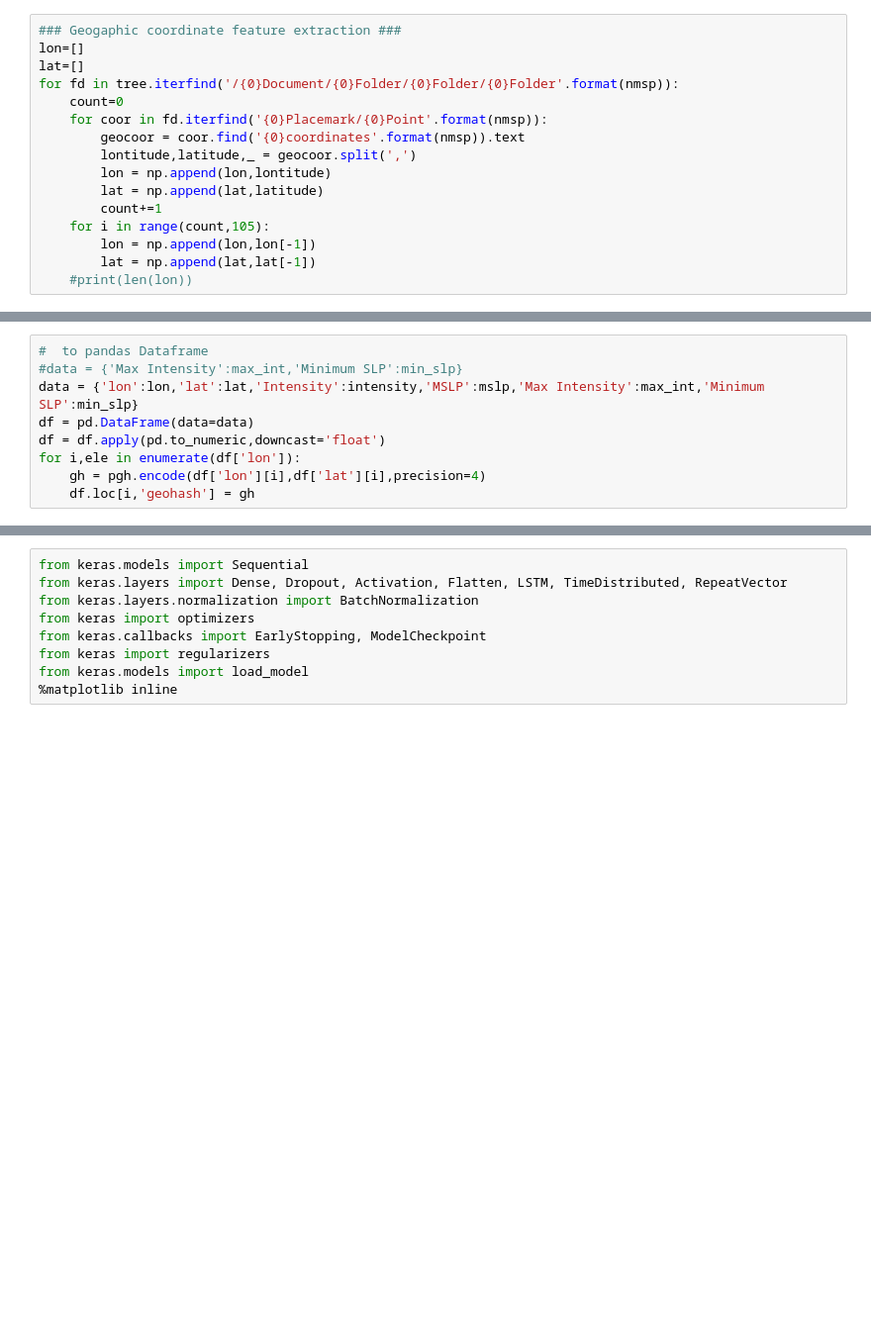
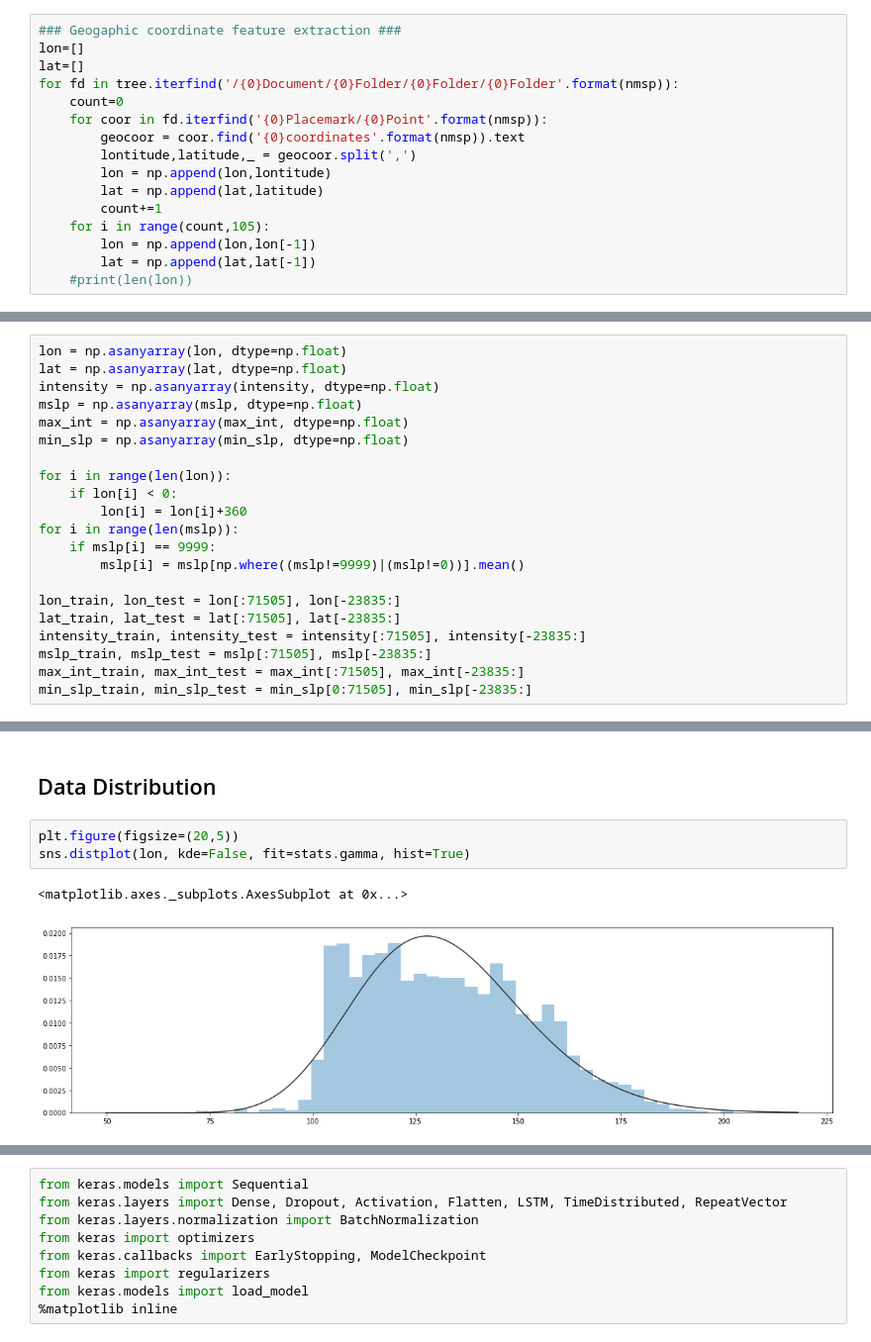
Before and after one commit to timsu27/Statefel_LSTM_TyphoonPrediction, a Jupyter notebook: Typhoon path prediction.ipynb, the cells around one changed output, grey strips where cells are left out. Shown: that part at 99% size. Cells and saved outputs as stored; diff of their text form; blank space fills up the shorter version.

```diff
--- a/Typhoon path prediction.ipynb
+++ b/Typhoon path prediction.ipynb
@@ -119,9 +98,0 @@ len(lon),len(intensity),len(mslp)
-# %%
-#  to pandas Dataframe
-#data = {'Max Intensity':max_int,'Minimum SLP':min_slp}
-data = {'lon':lon,'lat':lat,'Intensity':intensity,'MSLP':mslp,'Max Intensity':max_int,'Minimum SLP':min_slp}
-df = pd.DataFrame(data=data)
-df = df.apply(pd.to_numeric,downcast='float')
-for i,ele in enumerate(df['lon']):
-    gh = pgh.encode(df['lon'][i],df['lat'][i],precision=4)
-    df.loc[i,'geohash'] = gh
@@ -134,0 +99,21 @@ sns.heatmap(data)
+# %%
+lon = np.asanyarray(lon, dtype=np.float)
+lat = np.asanyarray(lat, dtype=np.float)
+intensity = np.asanyarray(intensity, dtype=np.float)
+mslp = np.asanyarray(mslp, dtype=np.float)
+max_int = np.asanyarray(max_int, dtype=np.float)
+min_slp = np.asanyarray(min_slp, dtype=np.float)
+
+for i in range(len(lon)):
+    if lon[i] < 0:
+        lon[i] = lon[i]+360
+for i in range(len(mslp)):
+    if mslp[i] == 9999:
+        mslp[i] = mslp[np.where((mslp!=9999)|(mslp!=0))].mean()
+
+lon_train, lon_test = lon[:71505], lon[-23835:]
+lat_train, lat_test = lat[:71505], lat[-23835:]
+intensity_train, intensity_test = intensity[:71505], intensity[-23835:]
+mslp_train, mslp_test = mslp[:71505], mslp[-23835:]
+max_int_train, max_int_test = max_int[:71505], max_int[-23835:]
+min_slp_train, min_slp_test = min_slp[0:71505], min_slp[-23835:]
@@ -134,0 +145,8 @@ sns.heatmap(data)
+# %% [markdown]
+## Data Distribution
+# %%
+plt.figure(figsize=(20,5))
+sns.distplot(lon, kde=False, fit=stats.gamma, hist=True)
+# %% [output]
+<matplotlib.axes._subplots.AxesSubplot at 0x...>
+[figure, added]
```
Also changed, not shown: parts of 36 cells of this notebook.
